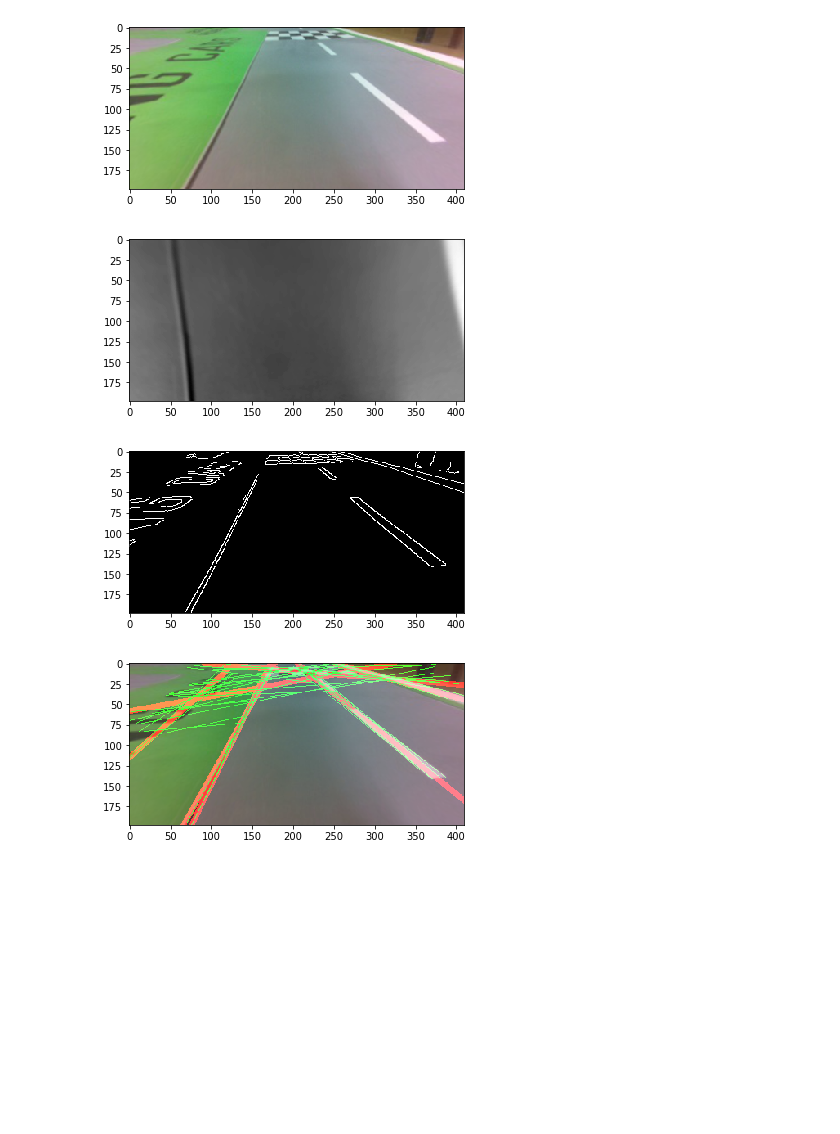
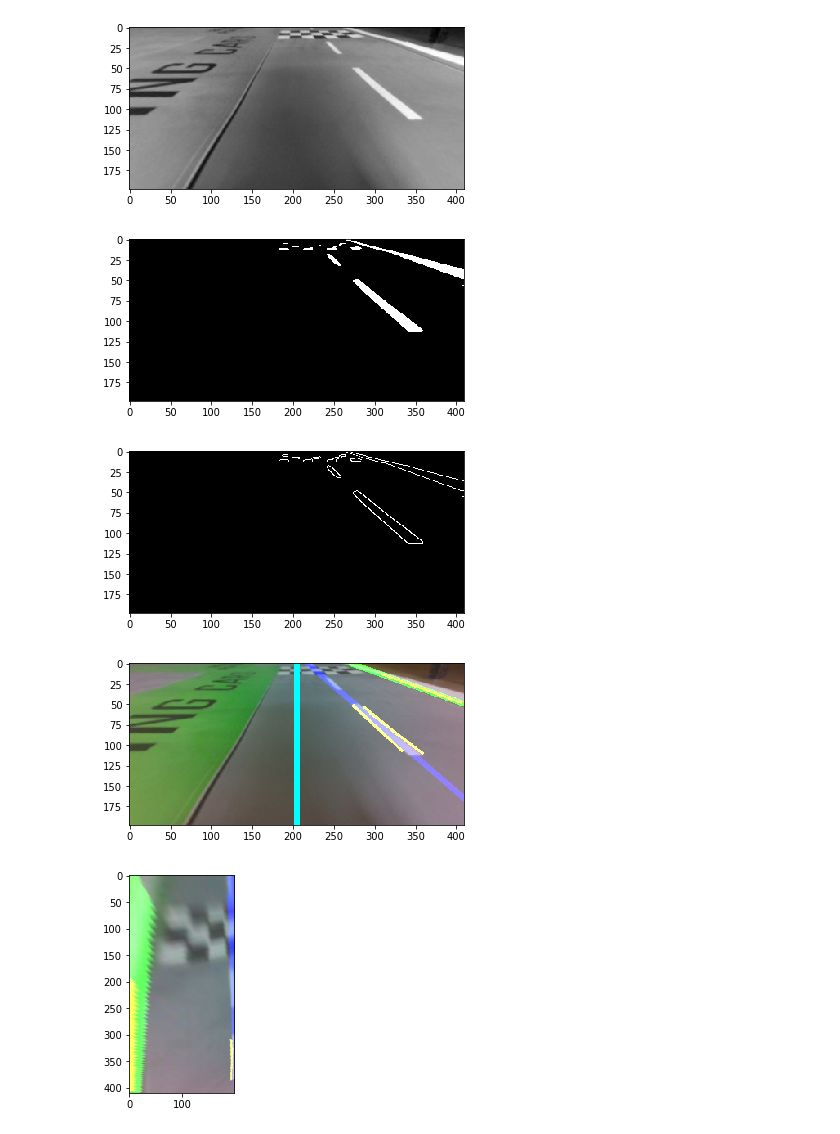
Before and after one commit to vasetrendafilov/jetbot-nano, a Jupyter notebook: carnd-p01-simple-lanes/P1.ipynb, the cells around one changed output. Saved outputs shown, nothing was run; the diff lists cells and outputs as text; code cells hidden in the pictures; blank space fills up the shorter version.

Commit message:
line detection
- added threshold to image to filter out the white lines
- function to detect dashed line
- find nearest left and right lane
- top down view

```diff
--- a/carnd-p01-simple-lanes/P1.ipynb
+++ b/carnd-p01-simple-lanes/P1.ipynb
@@ -326,47 +392,49 @@ def draw_lines_new(image, lines, color=[255, 0, 0], thickness=5, debug=True):
 # %%
 # applying pipeline to test images and saving them
 im_path = r'C:\Users\vase_\Downloads\jetbot-nano\carnd-p01-simple-lanes\test_images_otput'
-im_name = '27.jpg'
+im_name = '2.jpg'
 test_img = mpimg.imread("test_images/" + im_name)
 #plotz(test_img)
 map1, map2 = cv2.fisheye.initUndistortRectifyMap(K, D, np.eye(3), K, DIM, cv2.CV_16SC2)
 undistorted_img = cv2.remap(test_img, map1, map2, interpolation=cv2.INTER_LINEAR, borderMode=cv2.BORDER_CONSTANT)[110:,:]
-plotz(undistorted_img)
+#plotz(undistorted_img)
 plt.imsave(os.path.join(im_path, "step0.jpg") , undistorted_img)
-verts = get_roi_verti(undistorted_img)
-t = 60
+verts = get_roi_vertices(undistorted_img)
+t = 90
 # convert to grayscale
 gray_img = grayscale(undistorted_img)
-#plotz(gray_img)
+plotz(gray_img)
 plt.imsave(os.path.join(im_path, "step1.jpg") , gray_img, cmap='gray')
 # apply blur
 blurred_img = gaussian_blur(gray_img, 5)
 #plotz(blurred_img)
 plt.imsave(os.path.join(im_path, "step2.jpg") , blurred_img, cmap='gray')
 # top down vuie bipass
 binary, warp_mtx, unwarp_mtx = corners_unwarp(blurred_img)
-plotz(binary)
+#plotz(binary)
 plt.imsave(os.path.join(im_path, "step3.jpg") , binary, cmap='gray')
+# treshold
+_,th1 = cv2.threshold(blurred_img,180,255,cv2.THRESH_BINARY)
+plotz(th1)
 # canny image on top of blur
-canny_img = canny(gray_img, t, t*2)
+canny_img = canny(th1, t, t*2)
 plotz(canny_img)
 plt.imsave(os.path.join(im_path, "step4.jpg") , canny_img, cmap='gray')
 # apply ROI mask to canny
 #masked_canny = region_of_interest(canny_img, verts)
 #plotz(masked_canny)
 #plt.imsave(os.path.join(im_path, "step5.jpg") , masked_canny, cmap='gray')
 # get lines for canny
-lines_canny_img = hough_lines(canny_img, 3, np.pi/180, 50, 50, 100)
+lines_canny_img,pot_lines = hough_lines(canny_img, 3, np.pi/180, 60, 40, 10)#50 so 100
 # get final image
-final_img = weighted_img(lines_canny_img, undistorted_img)
+final_img = draw_car_direction(weighted_img(lines_canny_img, undistorted_img))
 plotz(final_img)
+topdown,M,Minv = top_down_view(final_img,pot_lines)
+plotz(topdown)
 plt.imsave(os.path.join(im_path, "step6.jpg") , final_img)
-#     plt.imshow(final_img)
-#     plt.show()
-# save image
-#     plt.imsave("test_images_output/" + im_name, final_img)
 # %% [output]
-[figure, old version]
+[figure, new version]
-[figure, old version]
+[figure, new version]
-[figure, old version]
+[figure, new version]
-[figure, old version]
+[figure, new version]
+[figure, added]
```
Also changed, not shown: parts of 6 cells of this notebook, 20 other files.
